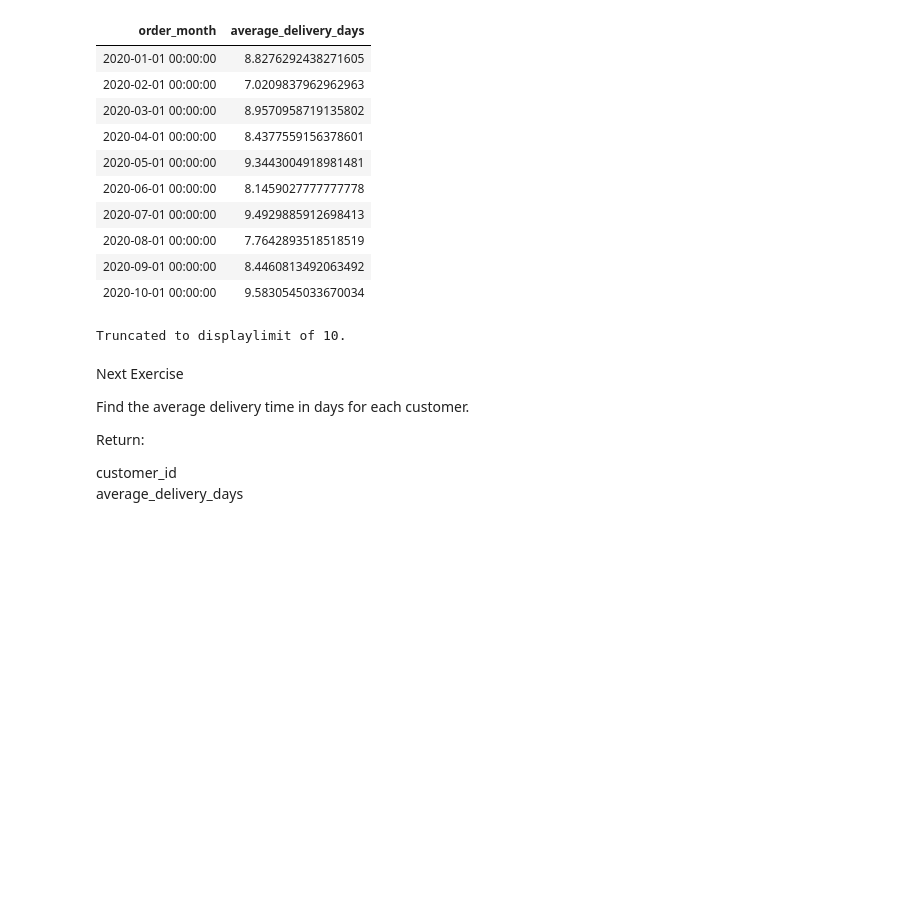
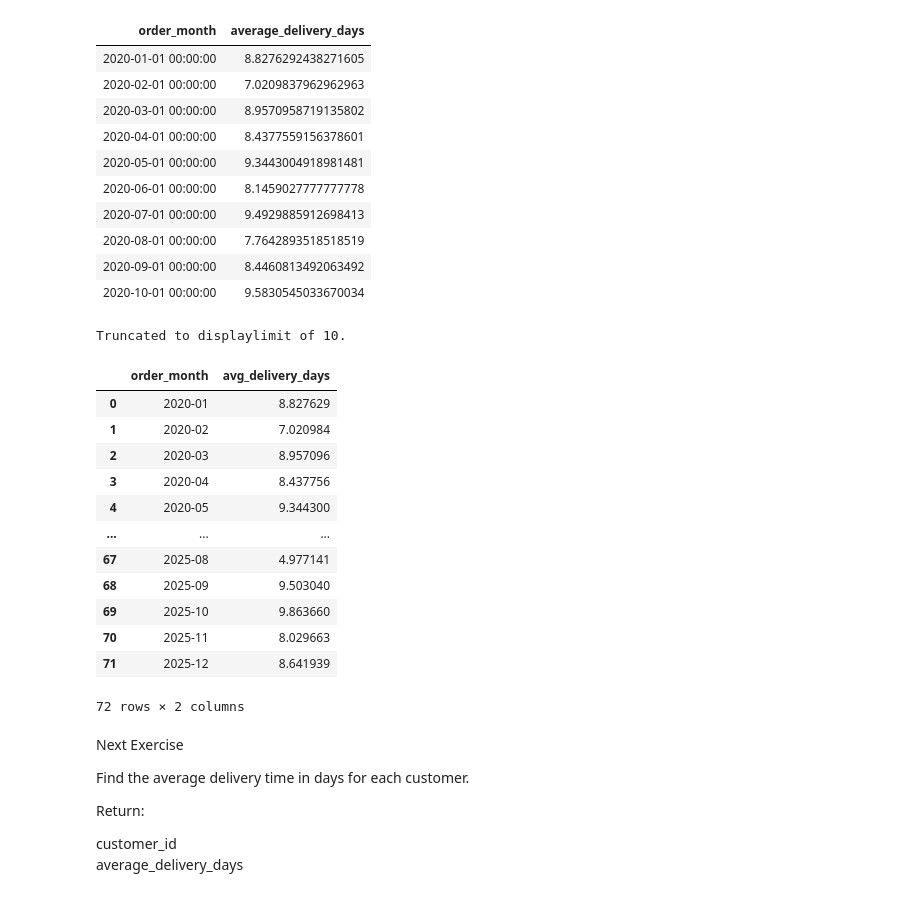
Before and after one commit to umesh-creates/sql_pandas_exercise_and_notes, a Jupyter notebook: retail_analysis exercise/date _and_time.ipynb, the cells around one changed output. Drawn from its saved outputs; the diff is of its cells as text; code cells hidden in the pictures; blank space fills up the shorter version.

Commit message:
monthly repeat cusotmers - sql to pandas convertion at

```diff
--- a/retail_analysis exercise/date _and_time.ipynb
+++ b/retail_analysis exercise/date _and_time.ipynb
@@ -3367,6 +3367,32 @@ Running query in 'postgresql://postgres.zdtizyvifuiegbbfpsee:***@aws-0-ap-southe
 | 2020-09-01 00:00:00 | 8.4460813492063492 |
 | 2020-10-01 00:00:00 | 9.5830545033670034 |
 Truncated to displaylimit of 10.
+# %%
+result = (
+    orders
+    .assign(delivery_time = (
+        orders['delivery_date'] - orders['order_date']
+    ).dt.total_seconds().div(86400))
+    .groupby(orders['order_date'].dt.to_period('M'))['delivery_time']
+    .mean()
+    .reset_index(name='avg_delivery_days')
+    .rename(columns={'order_date' : 'order_month'})
+)
+result
+# %% [output]
+|  | order_month | avg_delivery_days |
+| 0 | 2020-01 | 8.827629 |
+| 1 | 2020-02 | 7.020984 |
+| 2 | 2020-03 | 8.957096 |
+| 3 | 2020-04 | 8.437756 |
+| 4 | 2020-05 | 9.344300 |
+| ... | ... | ... |
+| 67 | 2025-08 | 4.977141 |
+| 68 | 2025-09 | 9.503040 |
+| 69 | 2025-10 | 9.863660 |
+| 70 | 2025-11 | 8.029663 |
+| 71 | 2025-12 | 8.641939 |
+72 rows × 2 columns
 # %% [markdown]
 Next Exercise
 
```
Also changed, not shown: parts of 10 cells of this notebook.
